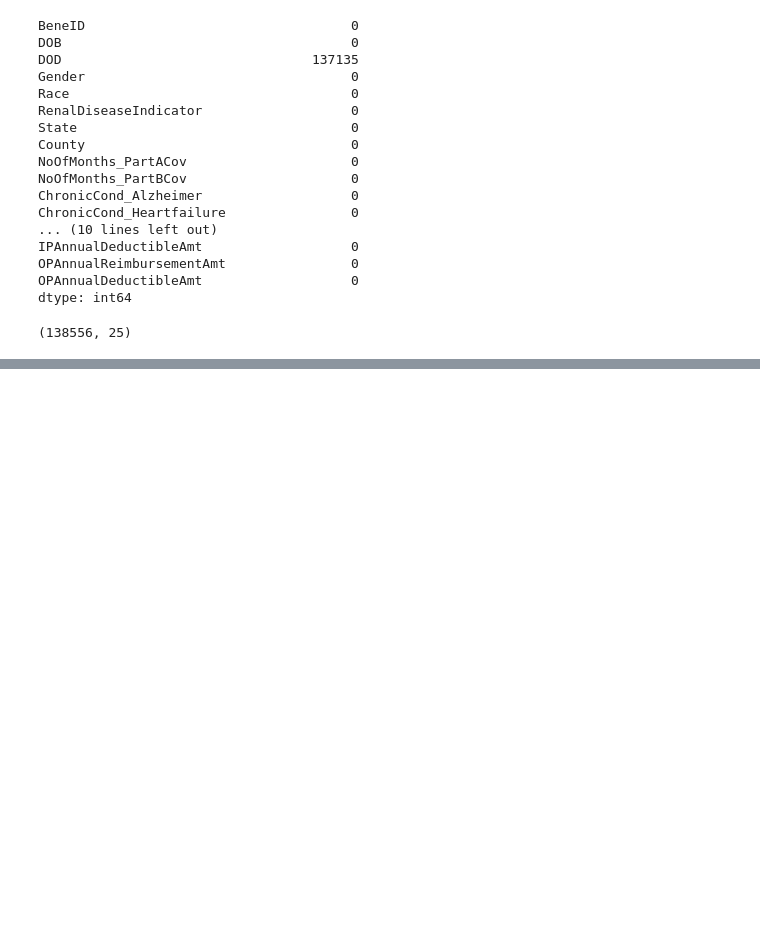
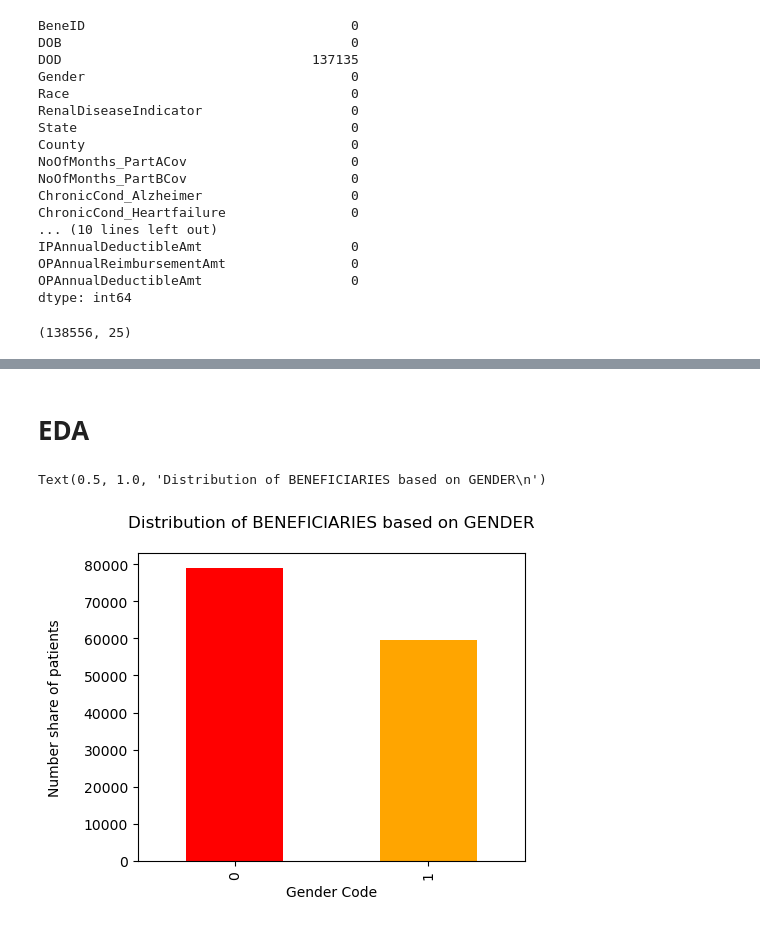
Before and after one commit to kirancool/Insurance_HealthCare_Fraud_Analysis, a Jupyter notebook: HEALTHCARE PROVIDER FRAUD DETECTION ANALYSIS.ipynb, the cells around one changed output, grey strips where cells are left out. Cells and saved outputs as stored; diff of their text form; code cells hidden in the pictures; blank space fills up the shorter version.

```diff
--- a/HEALTHCARE PROVIDER FRAUD DETECTION ANALYSIS.ipynb
+++ b/HEALTHCARE PROVIDER FRAUD DETECTION ANALYSIS.ipynb
@@ -36,7 +40,7 @@ df_ben.shape
 # %% [output]
 (138556, 25)
 # %%
-df_ben.drop(['DOD'],axis=1,inplace=True)
+#df_ben.drop(['DOD'],axis=1,inplace=True)
 # %%
 df_ben.head()
 # %% [output]
@@ -49,0 +54,2 @@ df_ben.head()
+# %%
+df_ben['Gender'].replace({1:1,2:0},inplace=True)
@@ -49,0 +66,11 @@ df_ben.head()
+# %% [markdown]
+# EDA
+# %%
+plt.figure(figsize=(5,4))
+fig = df_ben['Gender'].value_counts().plot(kind='bar', color=['Red','Orange'])
+plt.xlabel("Gender Code")
+plt.ylabel("Number share of patients\n")
+plt.title("Distribution of BENEFICIARIES based on GENDER\n")
+# %% [output]
+Text(0.5, 1.0, 'Distribution of BENEFICIARIES based on GENDER\n')
+[figure, added]
```
Also changed, not shown: parts of 27 cells of this notebook.
